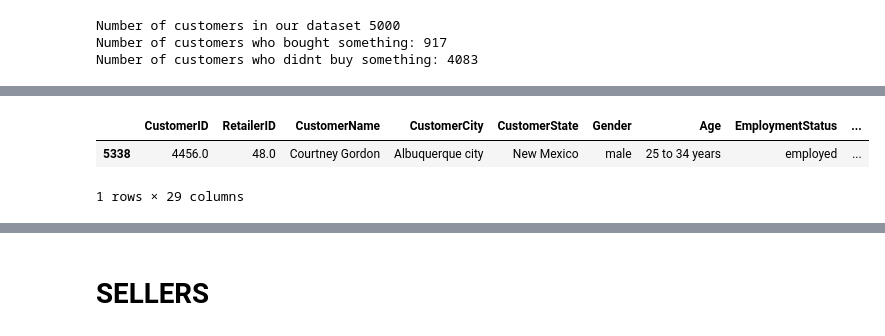
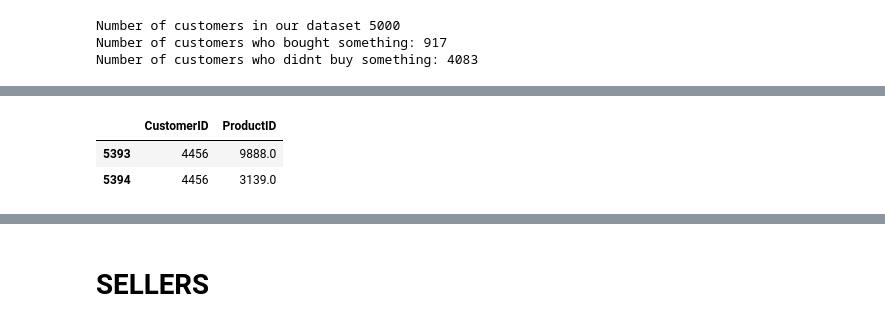
Before and after one commit to ilaydabekircan/VB_Assignment_DS, a Jupyter notebook: DataIngestion.ipynb, the cells around one changed output, grey strips where cells are left out. Drawn from its saved outputs; the diff is of its cells as text; code cells hidden in the pictures.

```diff
--- a/DataIngestion.ipynb
+++ b/DataIngestion.ipynb
@@ -272,0 +141,3 @@ BehavioralData is not used because of the below example. In the main dataset (Cu
+# %%
+CustomerBuys.fillna({'Status': 'Unknown'}, inplace = True)
+CustomerBuys.fillna({'Count': 0, 'TotalAmount': 0, 'OrderMonth': 0, 'OrderWeekOfMonth': 0, 'OrderSeason': 0}, inplace=True)
@@ -272,0 +165,2 @@ BehavioralData is not used because of the below example. In the main dataset (Cu
+# %%
+OrderItems = OrderItems.drop(columns = ['OrderItemID']).rename(columns = {'Price': 'ItemPrice'})
@@ -272,0 +249,10 @@ BehavioralData is not used because of the below example. In the main dataset (Cu
+# %%
+# drop unnecessary columns
+# rename some columns for preventing confusion
+Products = Products.drop(columns = ['CreatedAt', 'SKU']).rename(columns = {'Name': 'ProductName', 'Price': 'ProductPrice'})
+Products['ProductID'] = Products['ProductID'].astype(float)
+Products.drop(columns = ['RetailerID'], inplace = True)
+
+CustomerBuys = CustomerBuys.merge(Products,
+                                  how = 'left',
+                                  on = ['ProductID'])
@@ -272,0 +271,11 @@ BehavioralData is not used because of the below example. In the main dataset (Cu
+# %%
+FlagDf = CustomerBuys.groupby('CustomerID')['TotalAmount'].sum().reset_index()
+FlagDf.rename(columns = {'TotalAmount': 'PurchaseFlag'}, inplace = True)
+
+# create a flag that if a customer purchased anything, it will give 1
+FlagDf['PurchaseFlag'] = FlagDf['PurchaseFlag'].apply(lambda x: 1 if x > 0 else 0)
+
+CustomerBuys = CustomerBuys.merge(FlagDf,
+                                  on = 'CustomerID',
+                                  how = 'left')
+CustomerBuys.head(3)
@@ -284,8 +328,8 @@ BehavioralData[BehavioralData['CustomerID'] == 4456.0]
 | 6675 | 6676 | 4456 | 4457 | 2024-08-05 16:15:35.439513 | search | comments | purchase | 284 | ... |
 | 7271 | 7272 | 4456 | 9936 | 2024-07-25 16:29:35.444500 | search | comments | purchase | 256 | ... |
 # %%
-CustomerBuys[CustomerBuys['CustomerID'] == 4456.0]
+CustomerBuys[CustomerBuys['CustomerID'] == 4456.0][['CustomerID', 'ProductID']]
 # %% [output]
-|  | CustomerID | RetailerID | CustomerName | CustomerCity | CustomerState | Gender | Age | EmploymentStatus | ... |
-| 5338 | 4456.0 | 48.0 | Courtney Gordon | Albuquerque city | New Mexico | male | 25 to 34 years | employed | ... |
+|  | CustomerID | ProductID |
+| 5393 | 4456 | 9888.0 |
+| 5394 | 4456 | 3139.0 |
-1 rows × 29 columns
```
Also changed, not shown: parts of 96 cells of this notebook.
